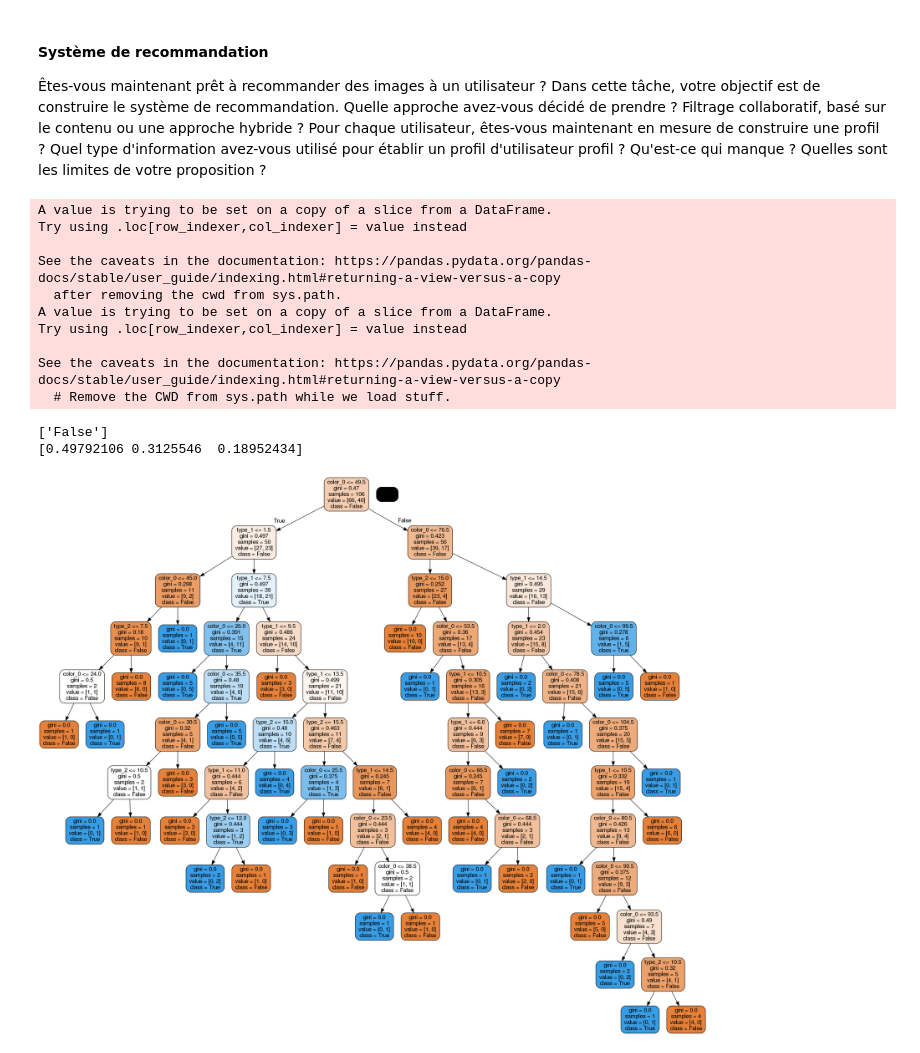
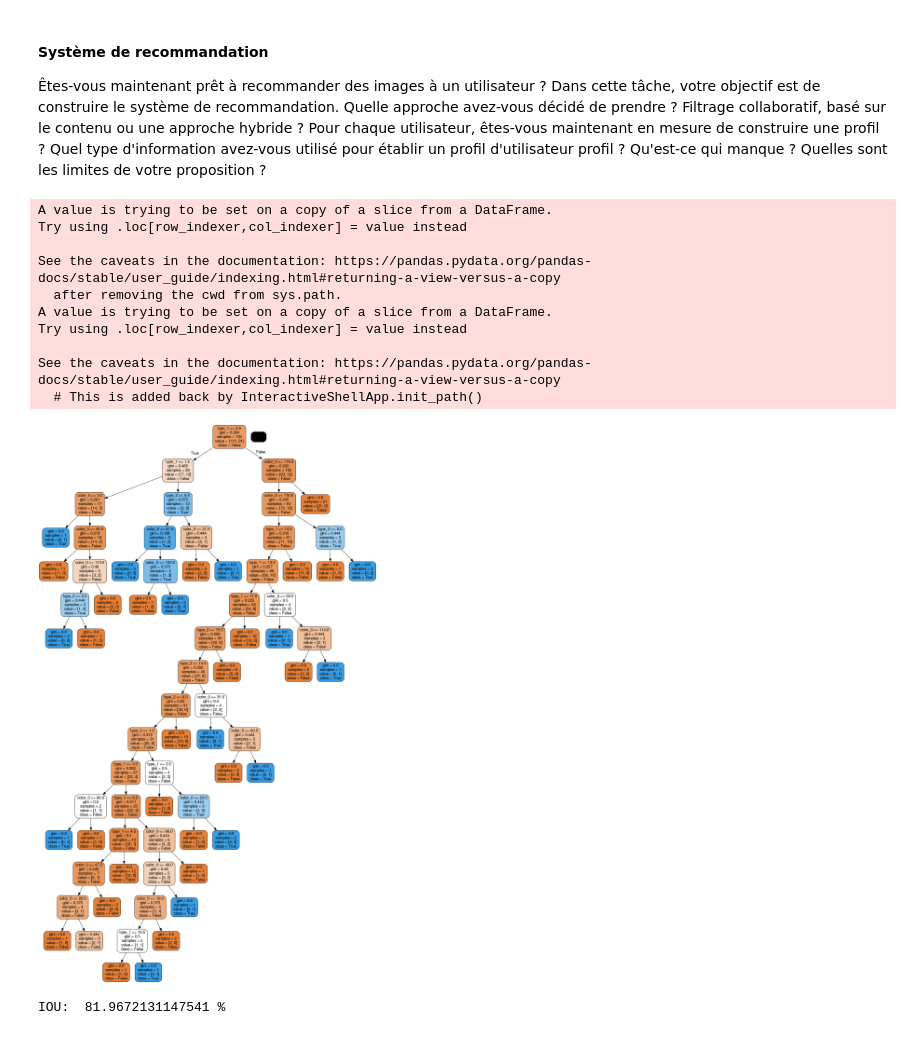
Before and after one commit to Giing/MachineLearning, a Jupyter notebook: fr/Projet/LeProjet.ipynb, the cells around one changed output. Cells and saved outputs as stored; diff of their text form; code cells hidden in the pictures.

```diff
--- a/fr/Projet/LeProjet.ipynb
+++ b/fr/Projet/LeProjet.ipynb
@@ -90,12 +153,14 @@ def get_dominant_colors(imgfile):
     return dominant_colors
 # %%
-# Génération des exifs du dataset. Les types de pokemon ainsi que leur région sont choisis au hasard
+import re
+
+# Génération des exifs du dataset. Leur région sont choisis au hasard
 metadataJSON = {}
 i = 0
 for filename in os.listdir(PATH_TO_IMAGES):
     for extension in EXTENSIONS:
         if filename.endswith(extension):
-            print(filename)
+            pokemon_csv = pokemons_csv[int(re.findall("\d+", filename)[0])]
             imgfile = Image.open(PATH_TO_IMAGES + "/" + filename)
             imgfile.convert("RGBA")
             colors = get_dominant_colors(imgfile)
@@ -105,7 +170,8 @@ for filename in os.listdir(PATH_TO_IMAGES):
                 orientation = "landscape"
             else:
                 orientation = "portrait"
-            metadataJSON[filename] = {
+            metadataJSON[pokemon_csv[0]] = {
+                "path": filename,
                 "size" : imgfile.size,
                 "format" : extension,
                 "orientation" : orientation,
@@ -114,12 +180,12 @@ for filename in os.listdir(PATH_TO_IMAGES):
                 "color_1" : colors[1],
                 "color_2" : colors[2],
                 "color_3" : colors[3],
-                "type_1" : random.choice(POKEMON_TYPES),
-                "type_2" : random.choice(POKEMON_TYPES) if random.uniform(0, 1) < 0.5 else None,
+                "type_1" : name_to_type_index(pokemon_csv[1]),
+                "type_2" : name_to_type_index(pokemon_csv[2] if len(pokemon_csv) == 3 else ""),
                 "location" : random.choice(LOCATION)
             }
             break
-    if i < 105:
+    if i < NB_POKEMONS:
         i += 1
     else:
         break
@@ -195,5 +218,14 @@ image ?
 Votre prochain objectif est d'analyser les informations des utilisateurs et leur
 les images préférées. Comment avez-vous créé des utilisateurs aléatoires ? Combien d'utilisateurs avez-vous
 créer ? Quelles informations avez-vous stockées pour chaque utilisateur ? Quels types d'analyses avez-vous effectuées ?
+# %%
+# Sépration des datasets
+file = open("metadata.json")
+data = json.load(file)
+
+# Séparation learn
+data_learn = dict(list(data.items())[:int(NB_POKEMONS * RATIO_DATASET)])
+# Séparation test
+data_test = dict(list(data.items())[(int(NB_POKEMONS * RATIO_DATASET) + 1):])
 # %%
 # Création des profil utilisateurs
@@ -229,7 +276,7 @@ toutes les images téléchargées.
 3.  Caractéristiques des couleurs
 # %%
 # Convertir en dataframe
-dataframe = pd.DataFrame(data.values())
+dataframe = pd.DataFrame(data_learn.values())
 
 print(dataframe)
 
@@ -245,6 +292,7 @@ grouped_by_types = dataframe_type_1.groupby('type_1').count()
 grouped_by_types = grouped_by_types.rename(columns={'size':'count'}).reset_index()
 grouped_by_types.plot(x=0, kind='bar', title="Pokemon per type 1")
 
+
 # Grouped by type 2
 dataframe_type_2 = dataframe[['type_2', 'size']]
 grouped_by_types = dataframe_type_2.groupby('type_2').count()
@@ -306,7 +354,8 @@ import IPython
 
 resultFrame = user_df[["like"]]
 resultFrame["like"] = resultFrame["like"].astype(str)
-df = dataframe[["color_0", "type_1", "type_2"]]
+dataframe_learn = pd.DataFrame(data_learn.values())
+df = dataframe_learn[["color_0", "type_1", "type_2"]]
 
 
 def generate_label(dataframe, column_name):
@@ -315,47 +364,55 @@ def generate_label(dataframe, column_name):
     return le
 
 # generating label
-le1 = generate_label(df, "color_0")
-le2 = generate_label(df, "type_1")
-le3 = generate_label(df, "type_2")
-
 le4 = generate_label(resultFrame, "like")
 
 # Use of decision tree classifiers
 dtc = tree.DecisionTreeClassifier()
 dtc = dtc.fit(df, resultFrame)
 
-# Prediction
-prediction = dtc .predict([
-    [le1.transform(["#a0ad59"])[0], le2.transform(["Psy"])[0],
-     le3.transform(["Vol"])[0]]
-])
-print(le4.inverse_transform(prediction))
-print(dtc.feature_importances_)
+#Use of random forest classifier
+rfc = RandomForestClassifier(n_estimators=10, max_depth=2, random_state=0)
+rfc = rfc.fit(df, resultFrame.values.ravel())
+
 
 dot_data = tree.export_graphviz(dtc, out_file=None,
           feature_names=df.columns,
           filled=True, rounded=True,
           class_names =
           le4.inverse_transform(
             resultFrame.like.unique())
          )
 graph = graphviz.Source(dot_data)
 
 pydot_graph = pydotplus.graph_from_dot_data(dot_data)
 img = IPython.display.Image(pydot_graph.create_png())
 IPython.display.display(img)
 # %% [output]
 A value is trying to be set on a copy of a slice from a DataFrame.
 Try using .loc[row_indexer,col_indexer] = value instead
 
 See the caveats in the documentation: https://pandas.pydata.org/pandas-docs/stable/user_guide/indexing.html#returning-a-view-versus-a-copy
   after removing the cwd from sys.path.
 A value is trying to be set on a copy of a slice from a DataFrame.
 Try using .loc[row_indexer,col_indexer] = value instead
 
 See the caveats in the documentation: https://pandas.pydata.org/pandas-docs/stable/user_guide/indexing.html#returning-a-view-versus-a-copy
-  # Remove the CWD from sys.path while we load stuff.
+  # This is added back by InteractiveShellApp.init_path()
-['False']
-[0.49792106 0.3125546  0.18952434]
-[figure, old version]
+[figure, new version]
+# %%
+tot = len(data_test.keys())
+n_true = 0
+
+# Prediction
+prediction_df = []
+for key, image in data_test.items():
+    prediction = rfc.predict([
+        [image["color_0"], image["type_1"], image["type_2"]]
+    ])
+    # Comparer le résultat de la prédiction avec ce que l'utilisateur a vraiment aimé ou pas
+    if str(user['images_pred'][key]["like"]) == str(le4.inverse_transform(prediction)[0]):
+        n_true += 1
+
+print("IOU: ", (n_true / tot) * 100, "%")
+# %% [output]
+IOU:  81.9672131147541 %
```
Also changed, not shown: parts of 13 cells of this notebook, 2 other files.
